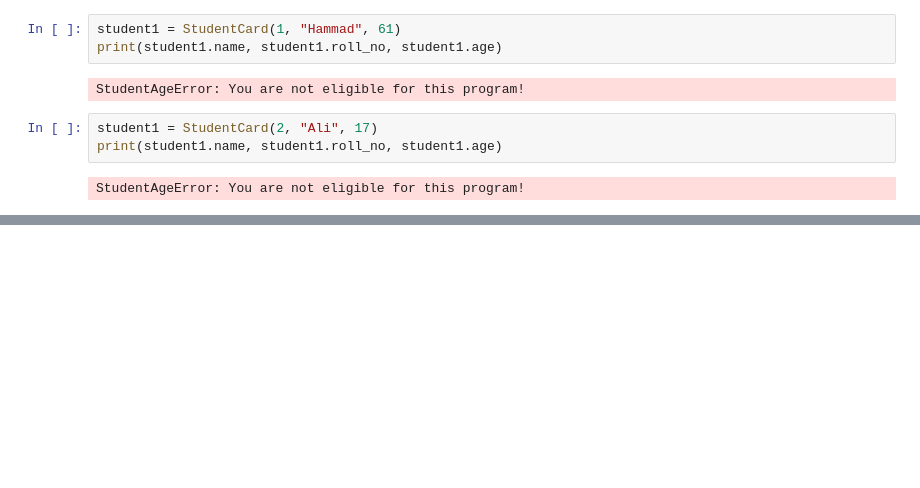
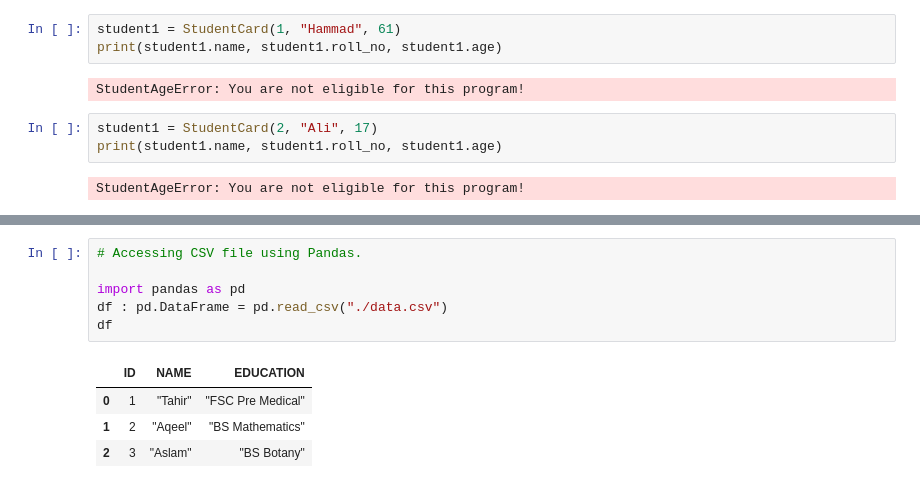
Before and after one commit to tahir-333/PYTHON-NOTES, a Jupyter notebook: GEN_AI_CRASH_COURSE_NOTES/12_Error_and_FileHandling.ipynb, the cells around one changed output, grey strips where cells are left out. Cells and saved outputs as stored; diff of their text form; blank space fills up the shorter version.

```diff
--- a/GEN_AI_CRASH_COURSE_NOTES/12_Error_and_FileHandling.ipynb
+++ b/GEN_AI_CRASH_COURSE_NOTES/12_Error_and_FileHandling.ipynb
@@ -166,0 +338,11 @@ StudentAgeError: You are not eligible for this program!
+# %%
+# Accessing CSV file using Pandas.
+
+import pandas as pd
+df : pd.DataFrame = pd.read_csv("./data.csv")
+df
+# %% [output]
+|  | ID | NAME | EDUCATION |
+| 0 | 1 | "Tahir" | "FSC Pre Medical" |
+| 1 | 2 | "Aqeel" | "BS Mathematics" |
+| 2 | 3 | "Aslam" | "BS Botany" |
```
Also changed, not shown: parts of 32 cells of this notebook, 14 other files.
